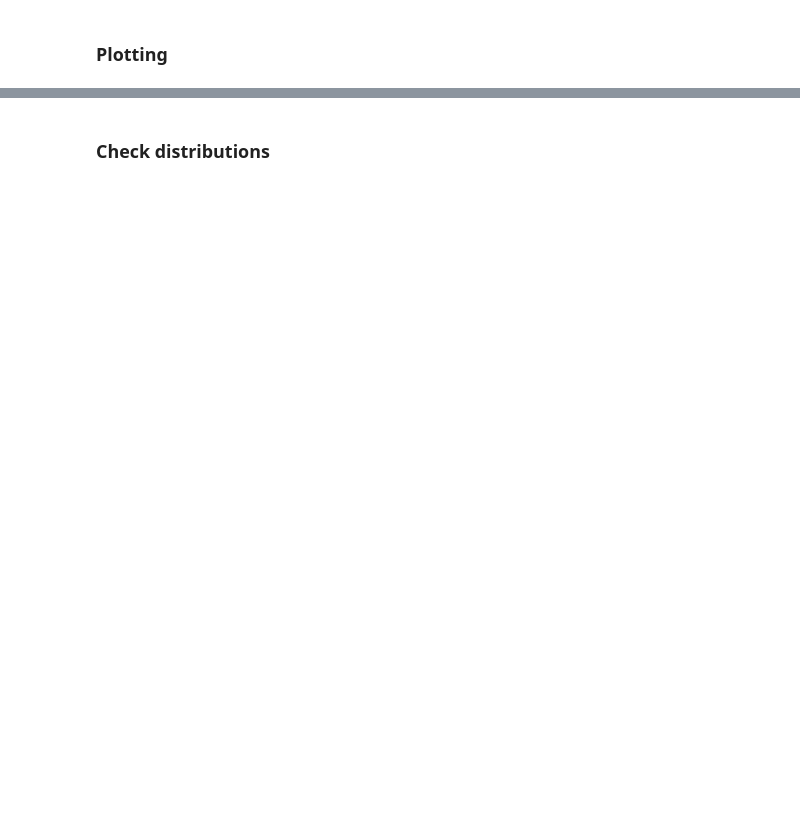
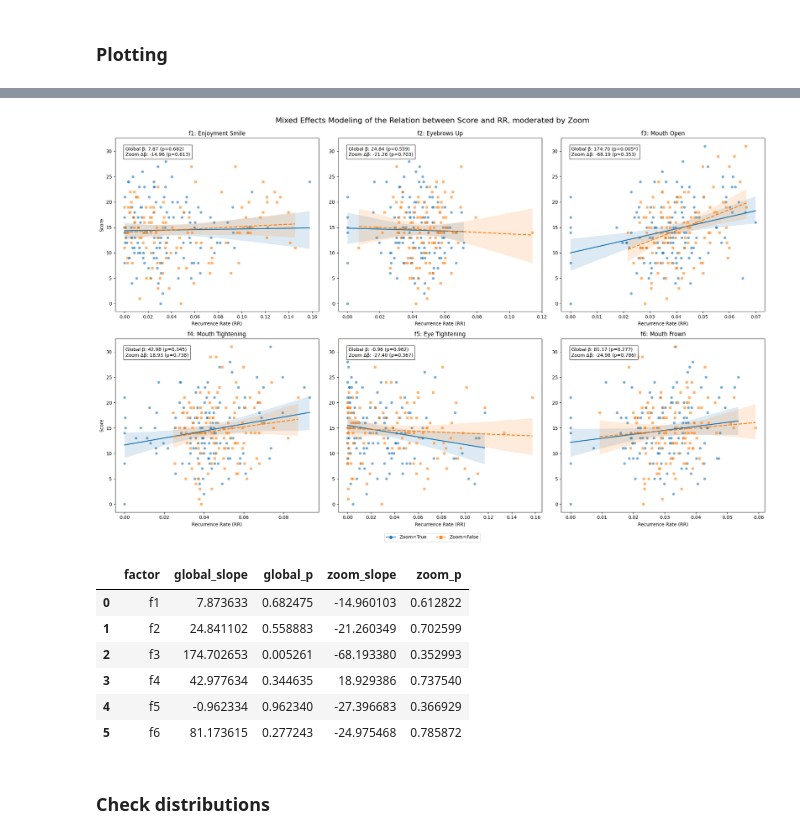
Before and after one commit to erikfrohn/facial-expression-interpersonal-association, a Jupyter notebook: analysis.ipynb, the cells around one changed output, grey strips where cells are left out. Saved outputs shown, nothing was run; the diff lists cells and outputs as text; code cells hidden in the pictures; blank space fills up the shorter version.

```diff
--- a/analysis.ipynb
+++ b/analysis.ipynb
@@ -466,3 +478,15 @@ f6_scaled: coef = 0.1077, p = 0.1361
+# %%
+import util.visualisation as vis
+vis.unified_mixed_model_analysis(df, RESPONSE_VARIABLE, save_fig=True)
+# %% [output]
+[figure, added]
+|  | factor | global_slope | global_p | zoom_slope | zoom_p |
+| 0 | f1 | 7.873633 | 0.682475 | -14.960103 | 0.612822 |
+| 1 | f2 | 24.841102 | 0.558883 | -21.260349 | 0.702599 |
+| 2 | f3 | 174.702653 | 0.005261 | -68.193380 | 0.352993 |
+| 3 | f4 | 42.977634 | 0.344635 | 18.929386 | 0.737540 |
+| 4 | f5 | -0.962334 | 0.962340 | -27.396683 | 0.366929 |
+| 5 | f6 | 81.173615 | 0.277243 | -24.975468 | 0.785872 |
 # %% [markdown]
 ### Check distributions
 # %%
```
Also changed, not shown: parts of 9 cells of this notebook, 3 other files.
